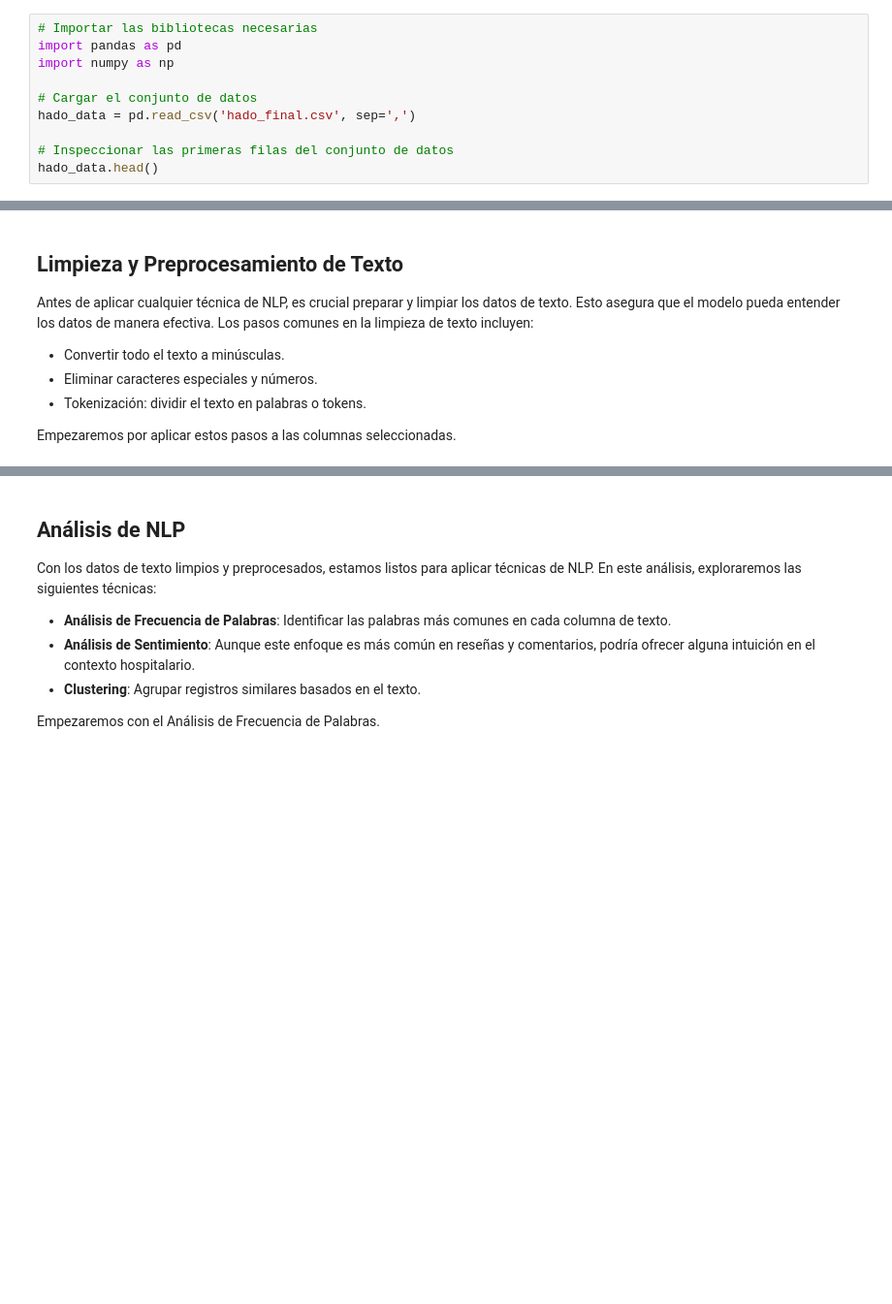
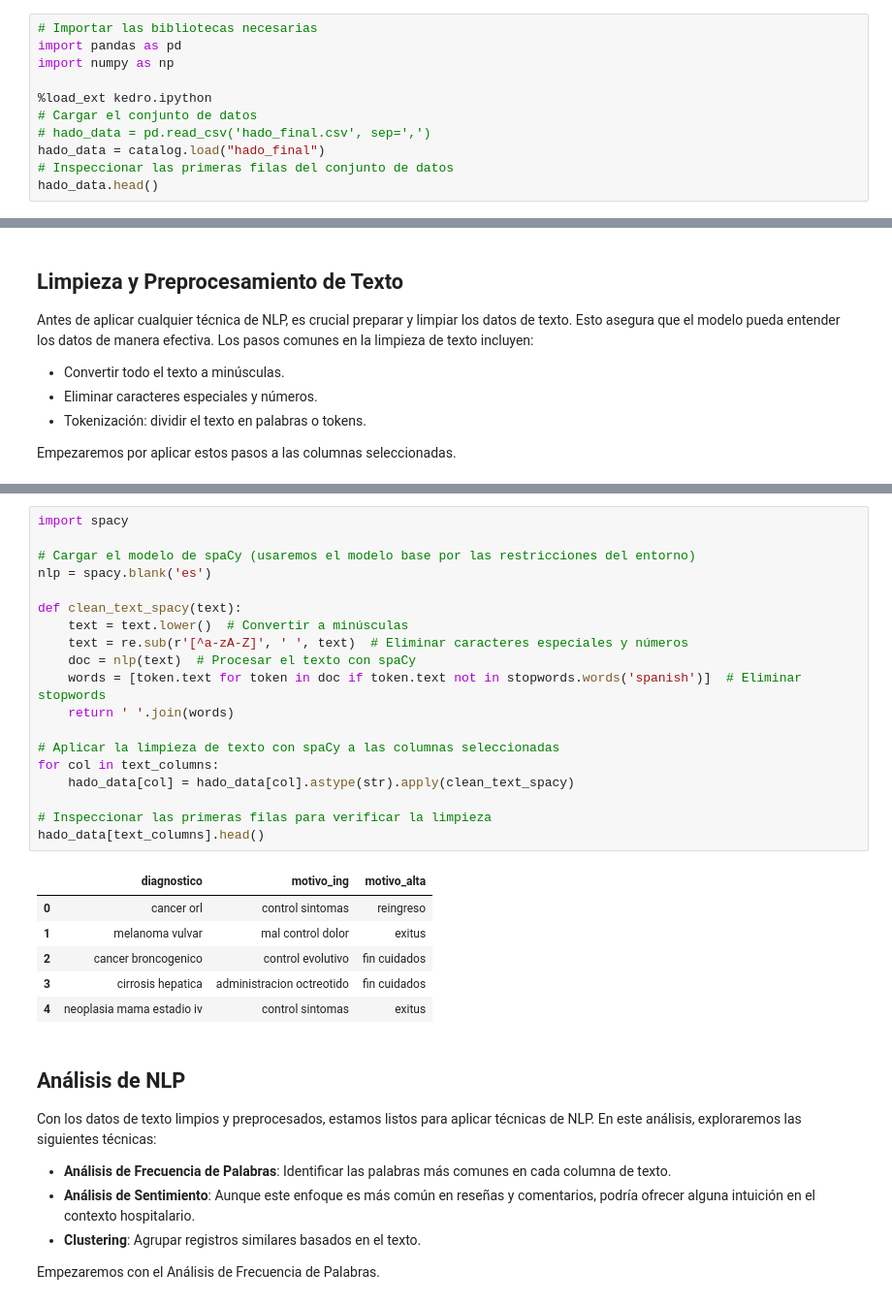
Before and after one commit to pablovdcf/TFM_HADO_Cares, a Jupyter notebook: hado/notebooks/NLP/1.Analisis_NLP_HADO.ipynb, the cells around one changed output, grey strips where cells are left out. Shown at 97% size. Drawn from its saved outputs; the diff is of its cells as text; blank space fills up the shorter version.

```diff
--- a/hado/notebooks/NLP/1.Analisis_NLP_HADO.ipynb
+++ b/hado/notebooks/NLP/1.Analisis_NLP_HADO.ipynb
@@ -11,8 +11,9 @@ El primer paso es cargar el conjunto de datos y realizar una exploración inicia
 import pandas as pd
 import numpy as np
 
+%load_ext kedro.ipython
 # Cargar el conjunto de datos
-hado_data = pd.read_csv('hado_final.csv', sep=',')
-
+# hado_data = pd.read_csv('hado_final.csv', sep=',')
+hado_data = catalog.load("hado_final")
 # Inspeccionar las primeras filas del conjunto de datos
 hado_data.head()
@@ -72,3 +171,29 @@ hado_data[text_columns].head()
+# %%
+import spacy
+
+# Cargar el modelo de spaCy (usaremos el modelo base por las restricciones del entorno)
+nlp = spacy.blank('es')
+
+def clean_text_spacy(text):
+    text = text.lower()  # Convertir a minúsculas
+    text = re.sub(r'[^a-zA-Z]', ' ', text)  # Eliminar caracteres especiales y números
+    doc = nlp(text)  # Procesar el texto con spaCy
+    words = [token.text for token in doc if token.text not in stopwords.words('spanish')]  # Eliminar stopwords
+    return ' '.join(words)
+
+# Aplicar la limpieza de texto con spaCy a las columnas seleccionadas
+for col in text_columns:
+    hado_data[col] = hado_data[col].astype(str).apply(clean_text_spacy)
+
+# Inspeccionar las primeras filas para verificar la limpieza
+hado_data[text_columns].head()
+# %% [output]
+|  | diagnostico | motivo_ing | motivo_alta |
+| 0 | cancer orl | control sintomas | reingreso |
+| 1 | melanoma vulvar | mal control dolor | exitus |
+| 2 | cancer broncogenico | control evolutivo | fin cuidados |
+| 3 | cirrosis hepatica | administracion octreotido | fin cuidados |
+| 4 | neoplasia mama estadio iv | control sintomas | exitus |
 # %% [markdown]
 ## Análisis de NLP
 
```
Also changed, not shown: parts of 20 cells of this notebook, 26 other files.
